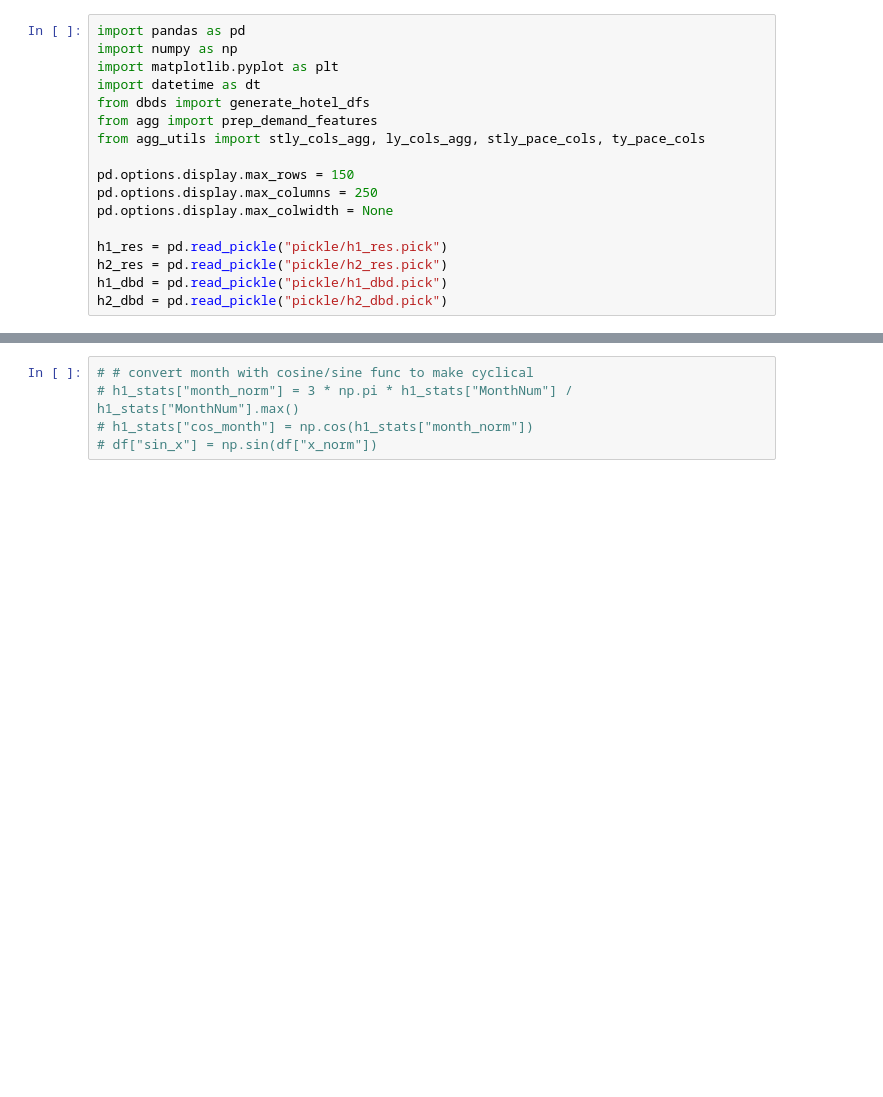
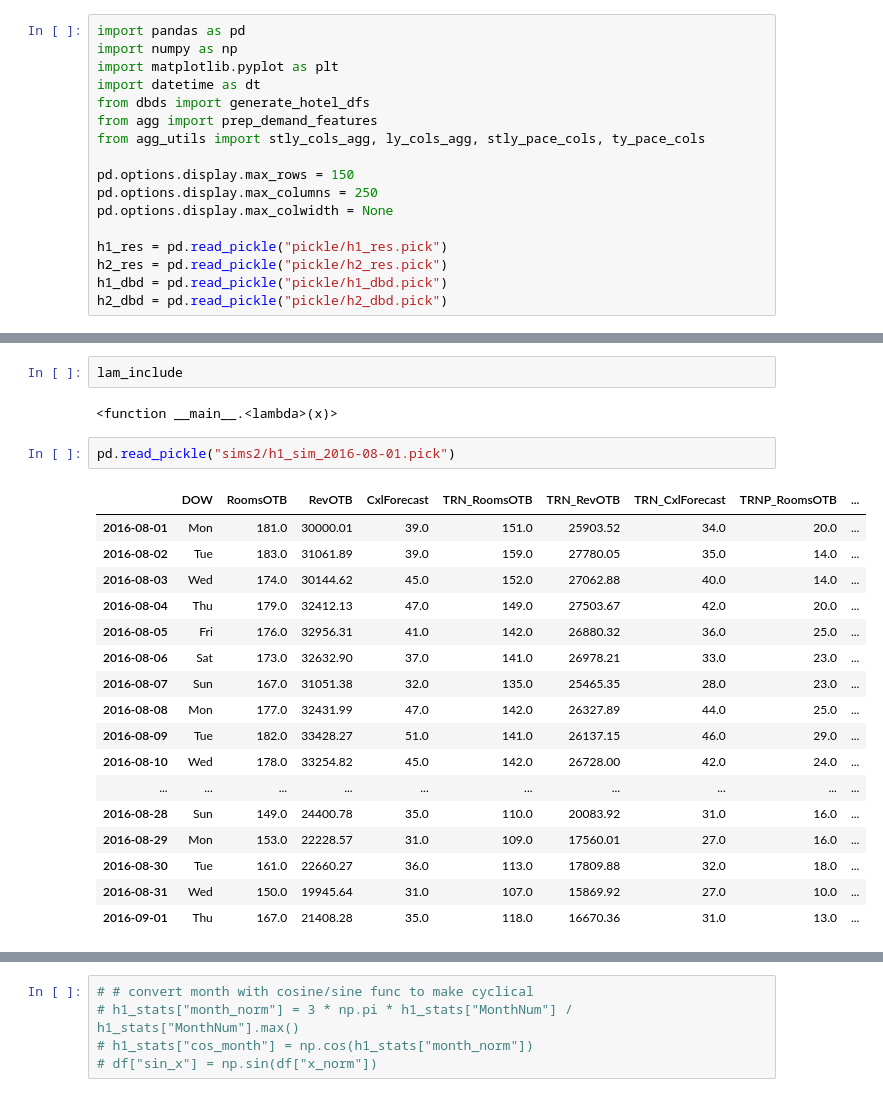
Before and after one commit to edubu2/hotel-revman-system, a Jupyter notebook: code/agg_test.ipynb, the cells around one changed output, grey strips where cells are left out. Drawn from its saved outputs; the diff is of its cells as text; blank space fills up the shorter version.

```diff
--- a/code/agg_test.ipynb
+++ b/code/agg_test.ipynb
@@ -18,3 +51,27 @@ h2_dbd = pd.read_pickle("pickle/h2_dbd.pick")
+# %%
+lam_include
+# %% [output]
+<function __main__.<lambda>(x)>
+# %%
+pd.read_pickle("sims2/h1_sim_2016-08-01.pick")
+# %% [output]
+|  | DOW | RoomsOTB | RevOTB | CxlForecast | TRN_RoomsOTB | TRN_RevOTB | TRN_CxlForecast | TRNP_RoomsOTB | ... |
+| 2016-08-01 | Mon | 181.0 | 30000.01 | 39.0 | 151.0 | 25903.52 | 34.0 | 20.0 | ... |
+| 2016-08-02 | Tue | 183.0 | 31061.89 | 39.0 | 159.0 | 27780.05 | 35.0 | 14.0 | ... |
+| 2016-08-03 | Wed | 174.0 | 30144.62 | 45.0 | 152.0 | 27062.88 | 40.0 | 14.0 | ... |
+| 2016-08-04 | Thu | 179.0 | 32412.13 | 47.0 | 149.0 | 27503.67 | 42.0 | 20.0 | ... |
+| 2016-08-05 | Fri | 176.0 | 32956.31 | 41.0 | 142.0 | 26880.32 | 36.0 | 25.0 | ... |
+| 2016-08-06 | Sat | 173.0 | 32632.90 | 37.0 | 141.0 | 26978.21 | 33.0 | 23.0 | ... |
+| 2016-08-07 | Sun | 167.0 | 31051.38 | 32.0 | 135.0 | 25465.35 | 28.0 | 23.0 | ... |
+| 2016-08-08 | Mon | 177.0 | 32431.99 | 47.0 | 142.0 | 26327.89 | 44.0 | 25.0 | ... |
+| 2016-08-09 | Tue | 182.0 | 33428.27 | 51.0 | 141.0 | 26137.15 | 46.0 | 29.0 | ... |
+| 2016-08-10 | Wed | 178.0 | 33254.82 | 45.0 | 142.0 | 26728.00 | 42.0 | 24.0 | ... |
+| ... | ... | ... | ... | ... | ... | ... | ... | ... | ... |
+| 2016-08-28 | Sun | 149.0 | 24400.78 | 35.0 | 110.0 | 20083.92 | 31.0 | 16.0 | ... |
+| 2016-08-29 | Mon | 153.0 | 22228.57 | 31.0 | 109.0 | 17560.01 | 27.0 | 16.0 | ... |
+| 2016-08-30 | Tue | 161.0 | 22660.27 | 36.0 | 113.0 | 17809.88 | 32.0 | 18.0 | ... |
+| 2016-08-31 | Wed | 150.0 | 19945.64 | 31.0 | 107.0 | 15869.92 | 27.0 | 10.0 | ... |
+| 2016-09-01 | Thu | 167.0 | 21408.28 | 35.0 | 118.0 | 16670.36 | 31.0 | 13.0 | ... |
 # %%
 %%time
 h1_stats = prep_demand_features(1)
```
Also changed, not shown: parts of 8 cells of this notebook, 4 other files.
